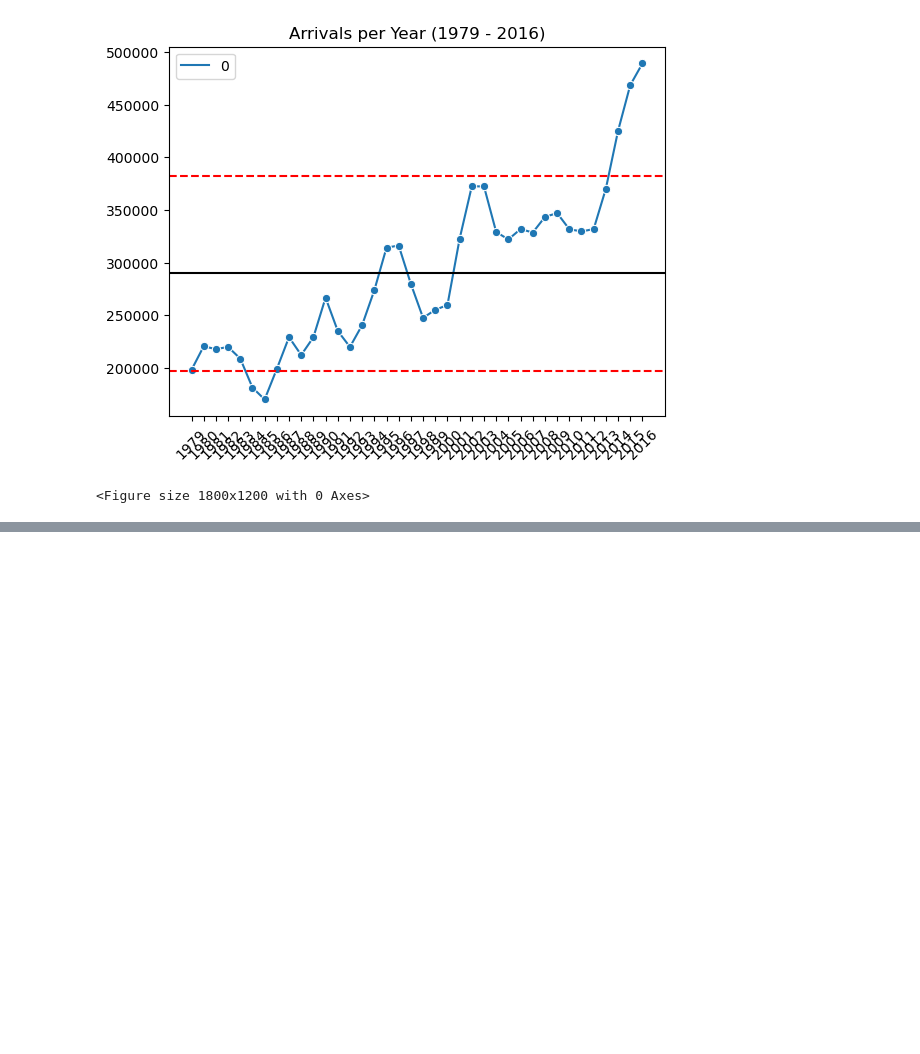
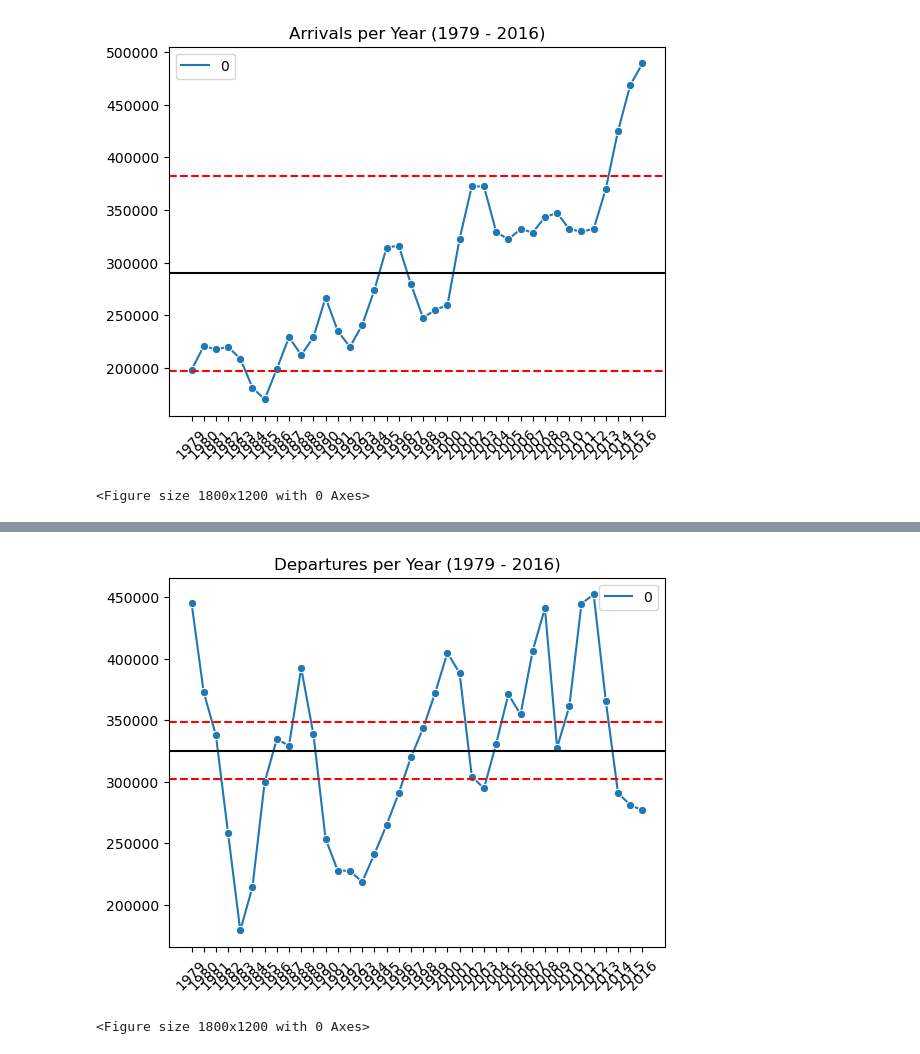
Before and after one commit to lammypi/Data-Science-Explorations, a Jupyter notebook: nz-migration-stats.ipynb, the cells around one changed output, grey strips where cells are left out. Drawn from its saved outputs; the diff is of its cells as text; code cells hidden in the pictures; blank space fills up the shorter version.

Commit message:
Kaggle Notebook | NZ Migration Stats | CUSUM Change Detection

```diff
--- a/nz-migration-stats.ipynb
+++ b/nz-migration-stats.ipynb
@@ -794,0 +797,13 @@ plt.show()
+# %%
+### NOTE: X_t values are in departures_per_year
+# Set mu to average of X_t
+mu_dep = np.mean(departures_per_year)
+
+# Threshold - usually 4 or 5 times the standard deviation
+theta_dep = 5*np.std(departures_per_year)
+
+# C - usually 1 standard deviation, or half a standard deviation
+c_dep = np.std(departures_per_year)
+
+# Display our starting values
+print(f'Mu: {mu_dep} | Threshold: {theta_dep} | C: {c_dep}')
@@ -794,0 +866,25 @@ plt.show()
+# %%
+# Departures only chart
+dep_cusum = sns.lineplot(data = [departures_per_year],
+                         marker = "o",
+                         linestyle = 'solid')
+# Tickmarks
+dep_cusum.set_xticks(range(len(years)))
+dep_cusum.set_xticklabels(years, rotation = 45)
+
+# Title
+dep_cusum.set_title("Departures per Year (1979 - 2016)")
+
+# Add mu_arr line
+plt.axhline(mu_dep, c = 'black', ls = '-')
+
+# Add threshold lines
+plt.axhline(theta_dep, c = 'red', ls = '--')
+plt.axhline(mu_dep - (theta_dep-mu_dep), c = 'red', ls = '--')
+
+# Display
+plt.figure(figsize=(18, 12))
+plt.show()
+# %% [output]
+[figure, added]
+<Figure size 1800x1200 with 0 Axes>
```
Also changed, not shown: parts of 7 cells of this notebook.
